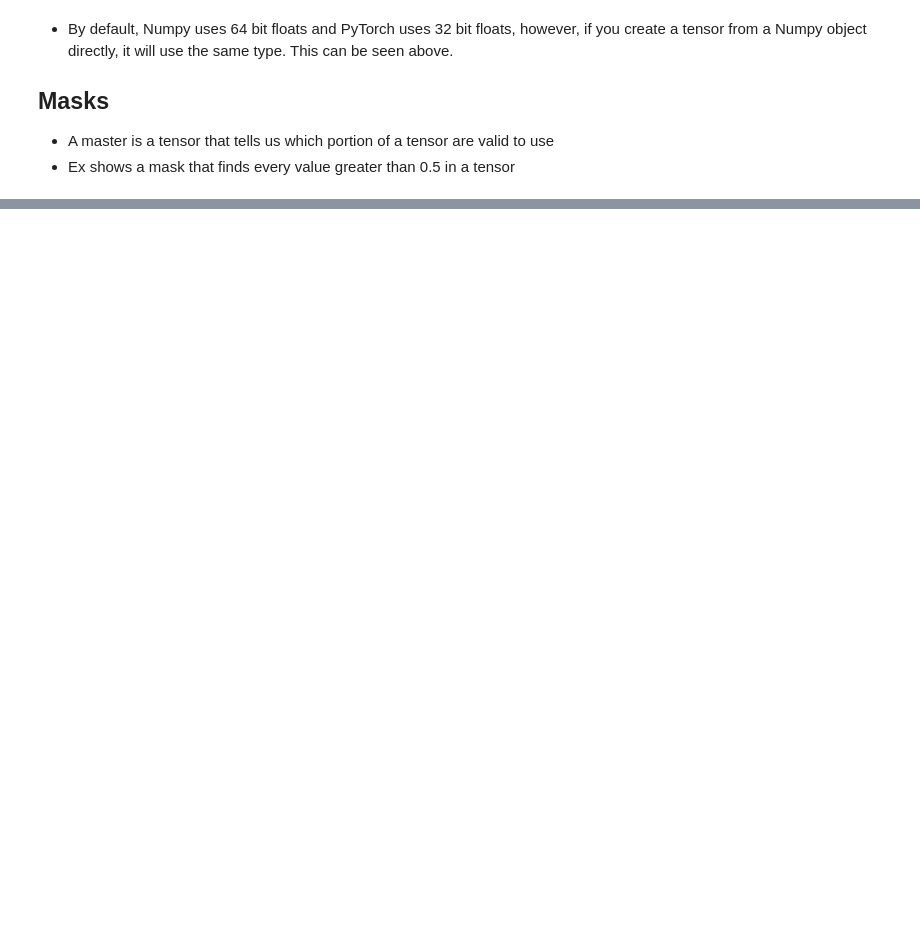
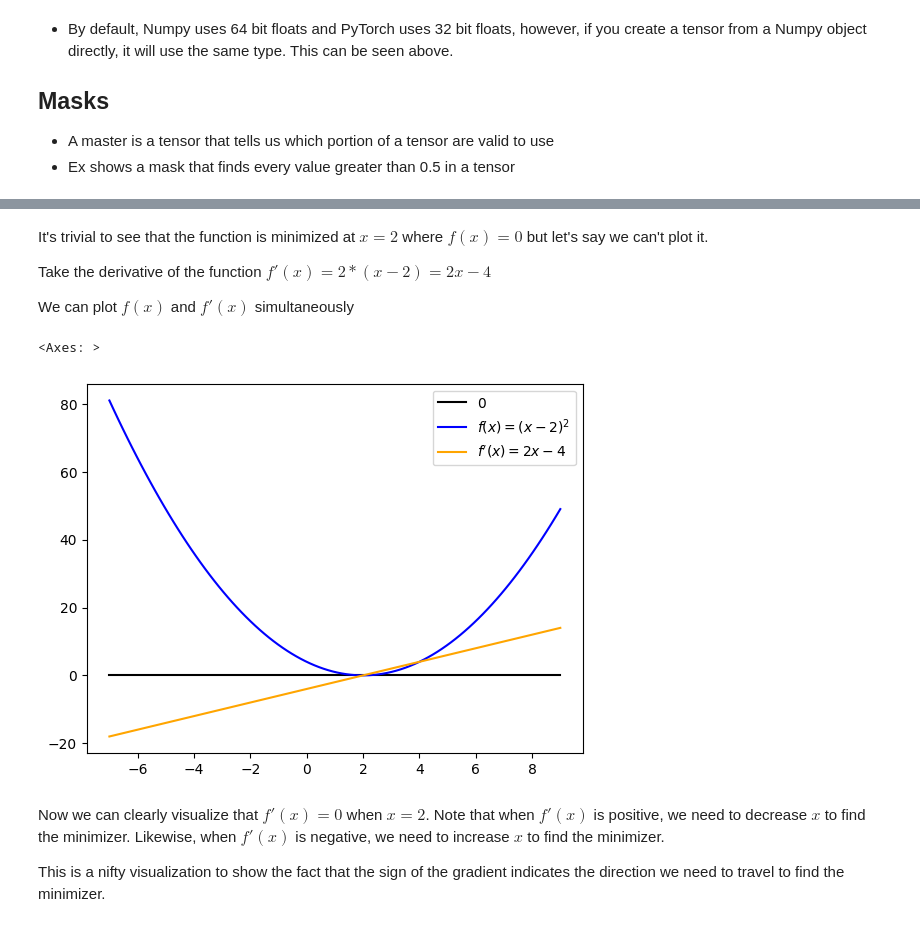
Before and after one commit to beccalunch/adv-ml-playground, a Jupyter notebook: inside-deep-learning/ch1_dl_intro_pytorch.ipynb, the cells around one changed output, grey strips where cells are left out. Cells and saved outputs as stored; diff of their text form; code cells hidden in the pictures; blank space fills up the shorter version.

```diff
--- a/inside-deep-learning/ch1_dl_intro_pytorch.ipynb
+++ b/inside-deep-learning/ch1_dl_intro_pytorch.ipynb
@@ -97,0 +196,27 @@ torch.bool
+# %% [markdown]
+It's trivial to see that the function is minimized at $x=2$ where $f(x)=0$ but let's say we can't plot it.
+
+Take the derivative of the function $f'(x) = 2 * (x - 2) = 2x - 4$
+
+We can plot $f(x)$ and $f'(x)$ simultaneously
+# %%
+def fP(x):
+  return 2 * x - 4
+
+y_axis_p = fP(torch.tensor(x_axis)).numpy()
+
+# draw a black line at 0 to easily visualize sign
+sns.lineplot(x=x_axis, y=[0.0]*len(x_axis), label=0, color='black')
+
+# f(x)
+sns.lineplot(x=x_axis, y=y_axis, label='$f(x)=(x-2)^2$', color='blue')
+
+# f'(x)
+sns.lineplot(x=x_axis, y=y_axis_p, label="$f'(x)=2x-4$", color='orange')
+# %% [output]
+<Axes: >
+[figure, added]
+# %% [markdown]
+Now we can clearly visualize that $f'(x)=0$ when $x=2$. Note that when $f'(x)$ is positive, we need to decrease $x$ to find the minimizer. Likewise, when $f'(x)$ is negative, we need to increase $x$ to find the minimizer.
+
+This is a nifty visualization to show the fact that the sign of the gradient indicates the direction we need to travel to find the minimizer.
```
Also changed, not shown: parts of 27 cells of this notebook.
